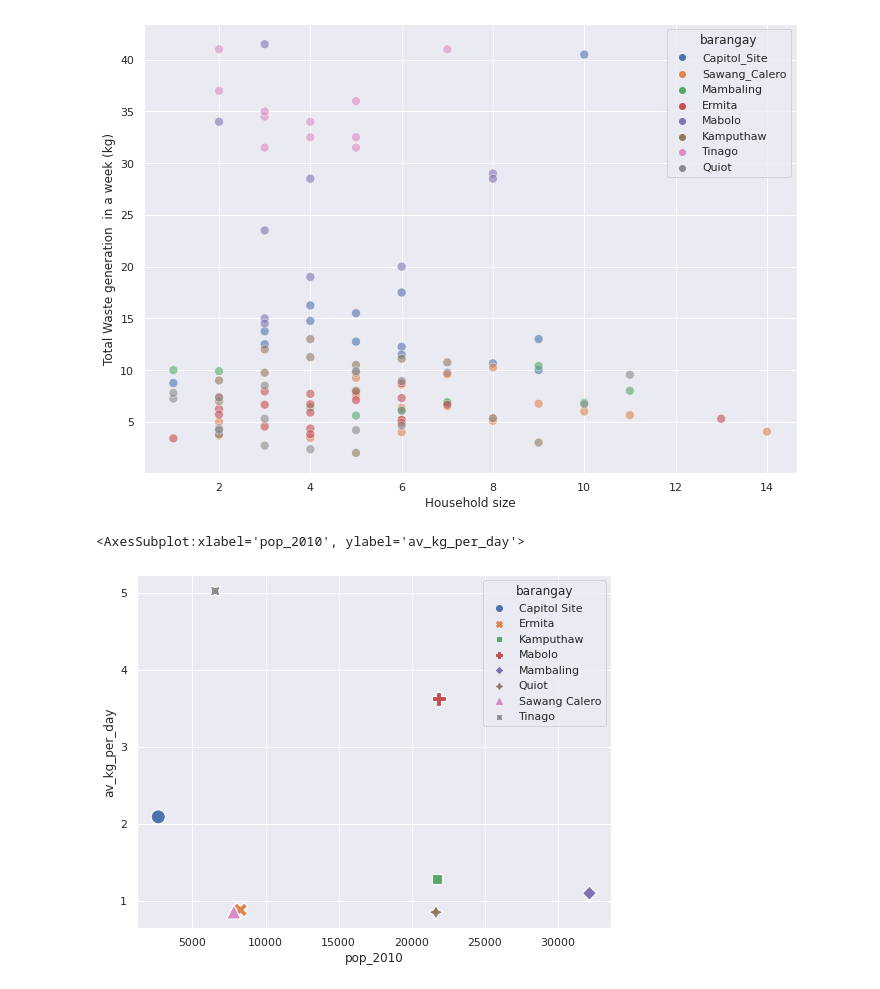
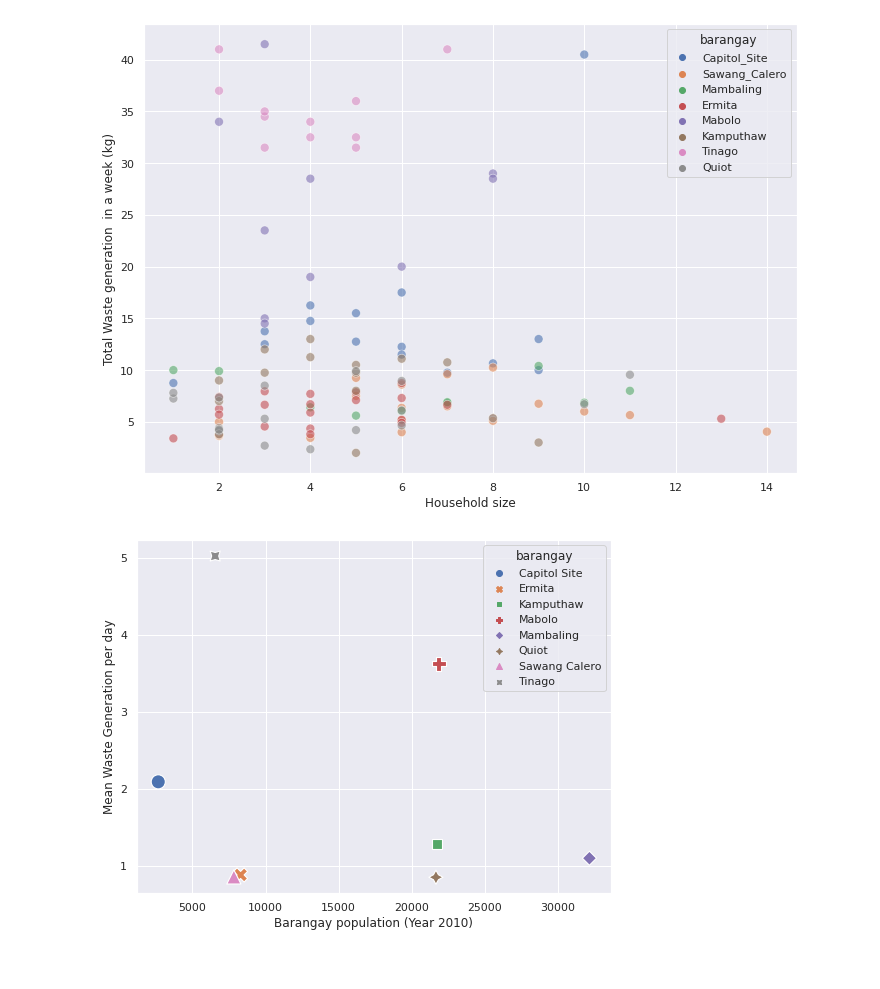
Before and after one commit to aldencabajar/cebu-solid-waste-generation-analysis, a Jupyter notebook: data-viz-exploration.ipynb, the cells around one changed output. Saved outputs shown, nothing was run; the diff lists cells and outputs as text; code cells hidden in the pictures.

```diff
--- a/data-viz-exploration.ipynb
+++ b/data-viz-exploration.ipynb
@@ -108,13 +108,15 @@ plt.show()
 # %%
 ave_waste_gen_brgy = merged.groupby(['barangay', 'pop_2010'])['av_kg_per_day'].mean().reset_index()
 fig, ax = plt.subplots()
 fig.set_size_inches(8.5,6.5)
 sns.scatterplot(x = 'pop_2010',
  y= 'av_kg_per_day',
  data = ave_waste_gen_brgy,
  s = 200,
   hue = 'barangay',
   style = 'barangay')
+ax.set_xlabel('Barangay population (Year 2010)')
+ax.set_ylabel('Mean Waste Generation per day')
+plt.show()
 # %% [output]
-<AxesSubplot:xlabel='pop_2010', ylabel='av_kg_per_day'>
-[figure, old version]
+[figure, new version]
```
Also changed, not shown: 2 other files.
